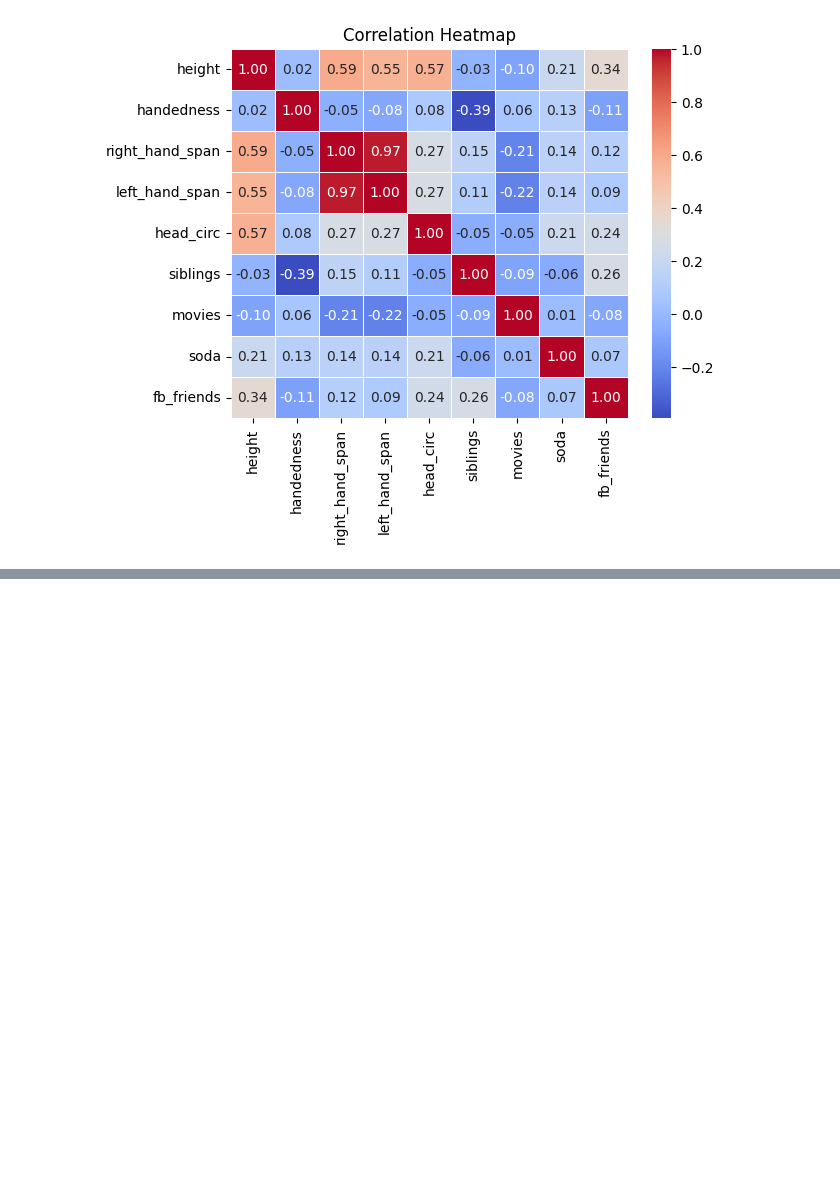
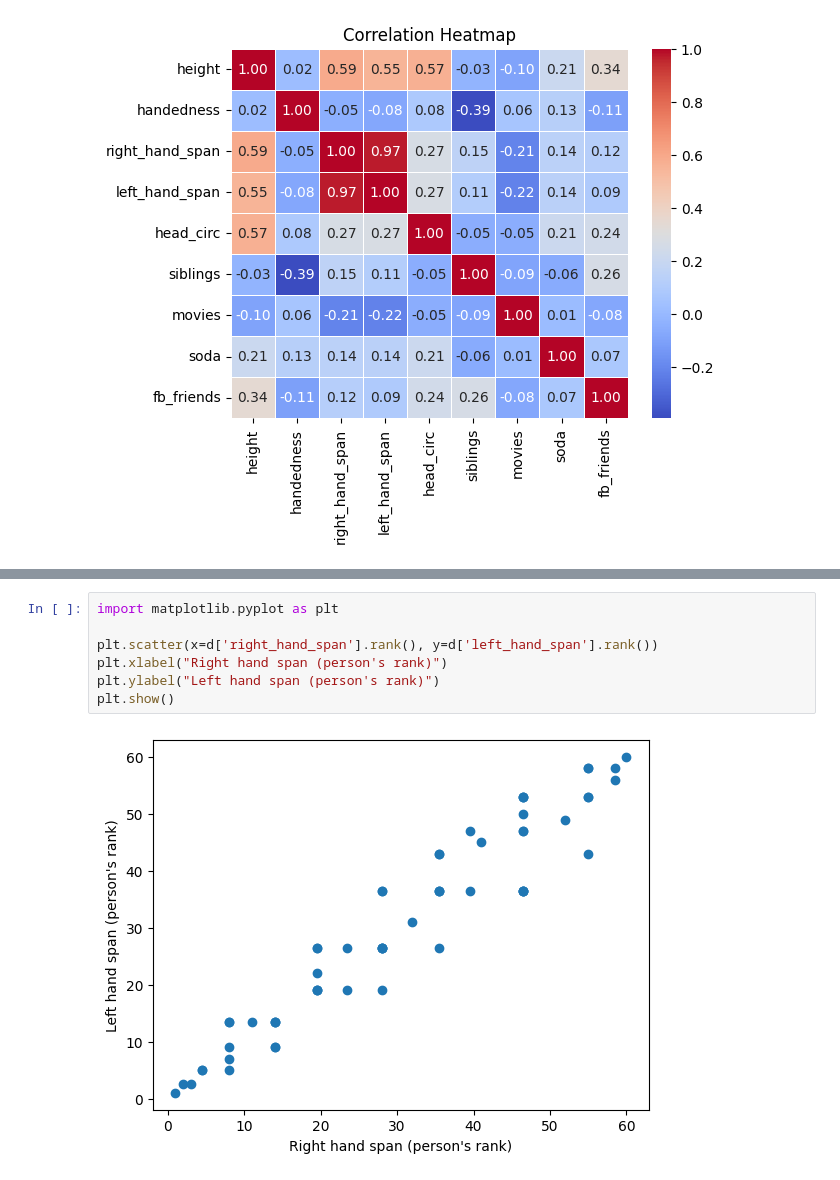
Before and after one commit to blakocha/DARPY2025, a Jupyter notebook: Notes_20251023.ipynb, the cells around one changed output, grey strips where cells are left out. Drawn from its saved outputs; the diff is of its cells as text; blank space fills up the shorter version.

```diff
--- a/Notes_20251023.ipynb
+++ b/Notes_20251023.ipynb
@@ -84,0 +102,9 @@ plt.show()
+# %%
+import matplotlib.pyplot as plt
+
+plt.scatter(x=d['right_hand_span'].rank(), y=d['left_hand_span'].rank())
+plt.xlabel("Right hand span (person's rank)")
+plt.ylabel("Left hand span (person's rank)")
+plt.show()
+# %% [output]
+[figure, added]
```
Also changed, not shown: parts of 5 cells of this notebook.
